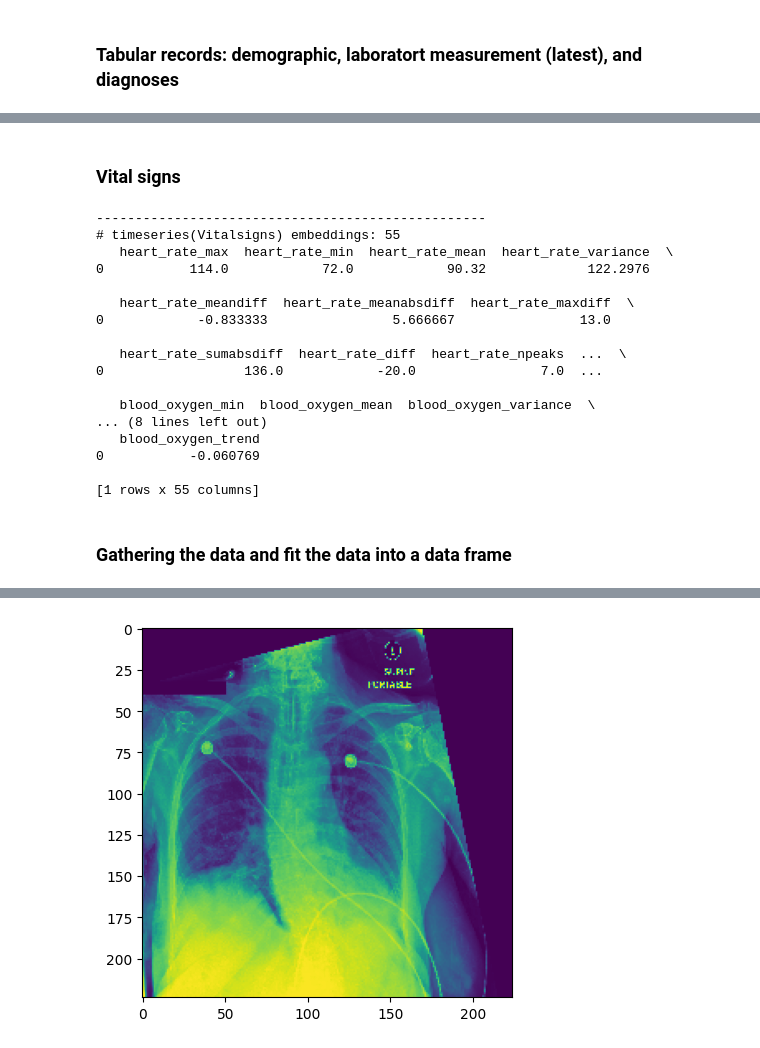
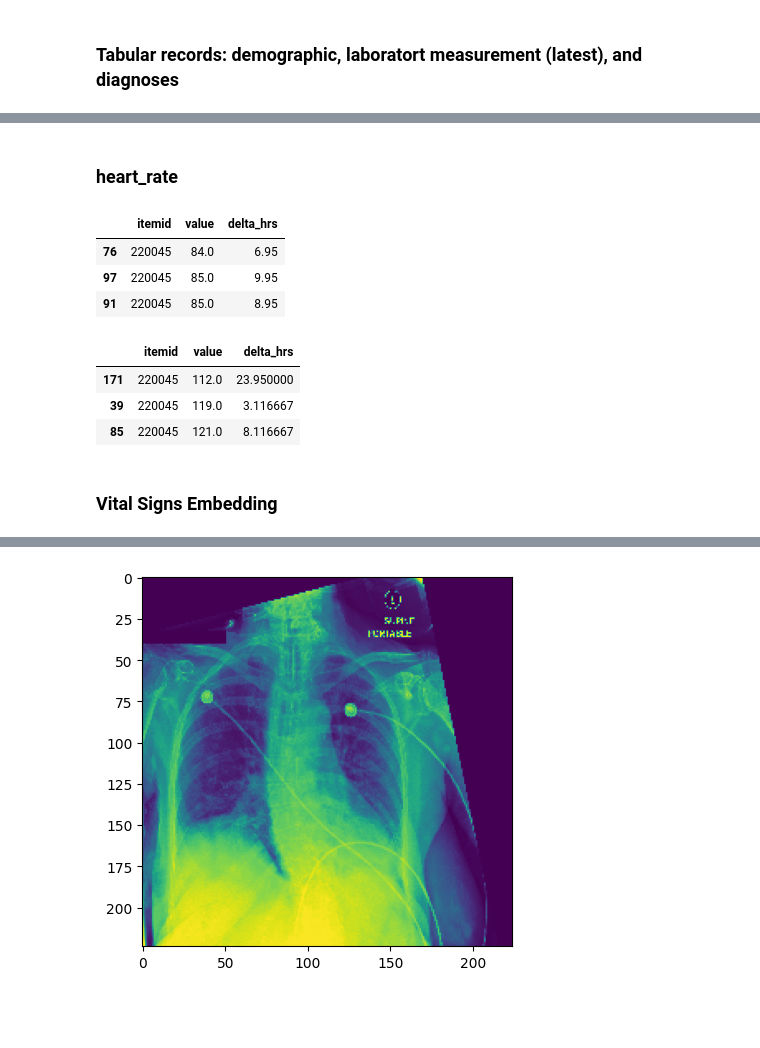
Before and after one commit to DHLab-TSENG/multimodal_demo, a Jupyter notebook: MMLforEHR.ipynb, the cells around one changed output, grey strips where cells are left out. Drawn from its saved outputs; the diff is of its cells as text; code cells hidden in the pictures; blank space fills up the shorter version.

```diff
--- a/MMLforEHR.ipynb
+++ b/MMLforEHR.ipynb
@@ -124,26 +281,18 @@ print(subject_data.tabular_emb.to_frame().T)
+# %% [markdown]
+### heart_rate
+# %%
+vitalsigns[vitalsigns["itemid"]==220045].sort_values("value").head(3)
+# %% [output]
+|  | itemid | value | delta_hrs |
+| 76 | 220045 | 84.0 | 6.95 |
+| 97 | 220045 | 85.0 | 9.95 |
+| 91 | 220045 | 85.0 | 8.95 |
+# %%
+vitalsigns[vitalsigns["itemid"]==220045].sort_values("value").tail(3)
+# %% [output]
+|  | itemid | value | delta_hrs |
+| 171 | 220045 | 112.0 | 23.950000 |
+| 39 | 220045 | 119.0 | 3.116667 |
+| 85 | 220045 | 121.0 | 8.116667 |
 # %% [markdown]
-### Vital signs
+### Vital Signs Embedding
-# %%
-print("-"*50)
-print("# timeseries(Vitalsigns) embeddings:", len(subject_data.timeseries_emb))
-print(subject_data.timeseries_emb.to_frame().T)
-# %% [output]
---------------------------------------------------
-# timeseries(Vitalsigns) embeddings: 55
-   heart_rate_max  heart_rate_min  heart_rate_mean  heart_rate_variance  \
-0           114.0            72.0            90.32             122.2976
-
-   heart_rate_meandiff  heart_rate_meanabsdiff  heart_rate_maxdiff  \
-0            -0.833333                5.666667                13.0
-
-   heart_rate_sumabsdiff  heart_rate_diff  heart_rate_npeaks  ...  \
-0                  136.0            -20.0                7.0  ...
-
-   blood_oxygen_min  blood_oxygen_mean  blood_oxygen_variance  \
-... (8 lines left out)
-   blood_oxygen_trend
-0           -0.060769
-
-[1 rows x 55 columns]
-# %% [markdown]
-### Gathering the data and fit the data into a data frame
```
Also changed, not shown: parts of 51 cells of this notebook, 3 other files.
